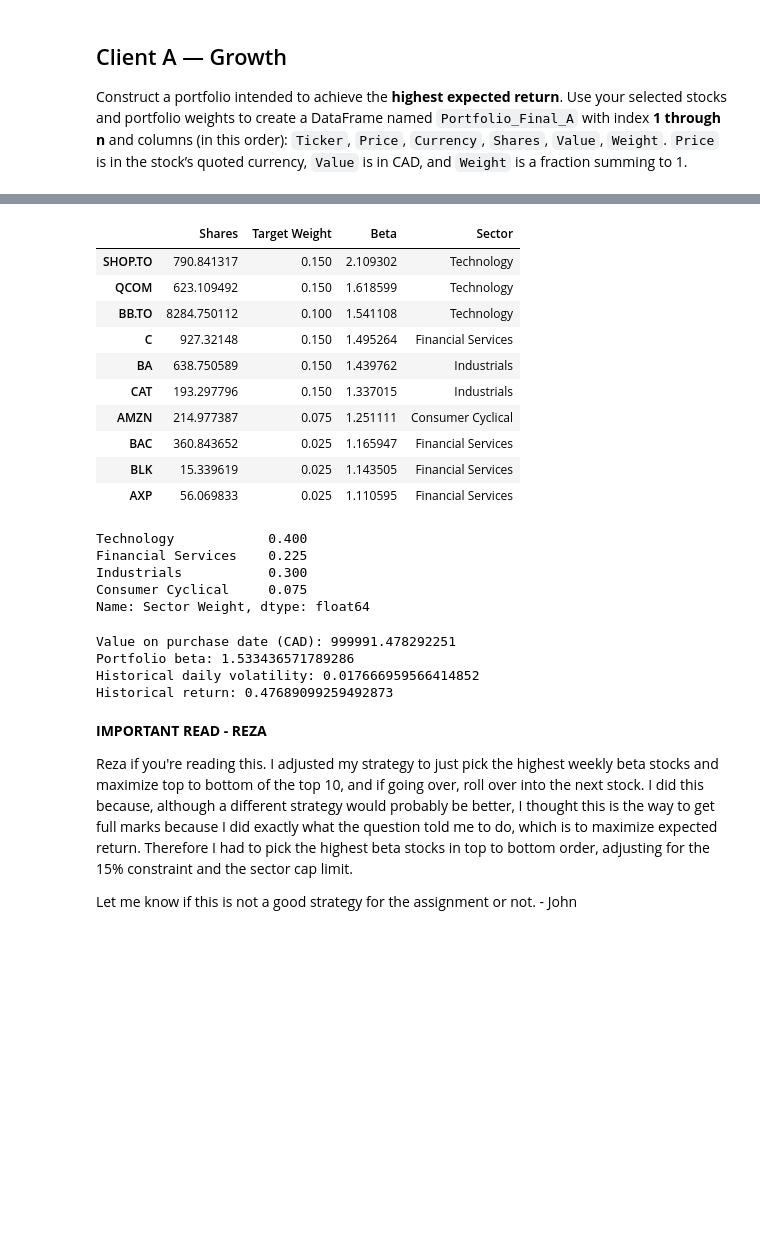
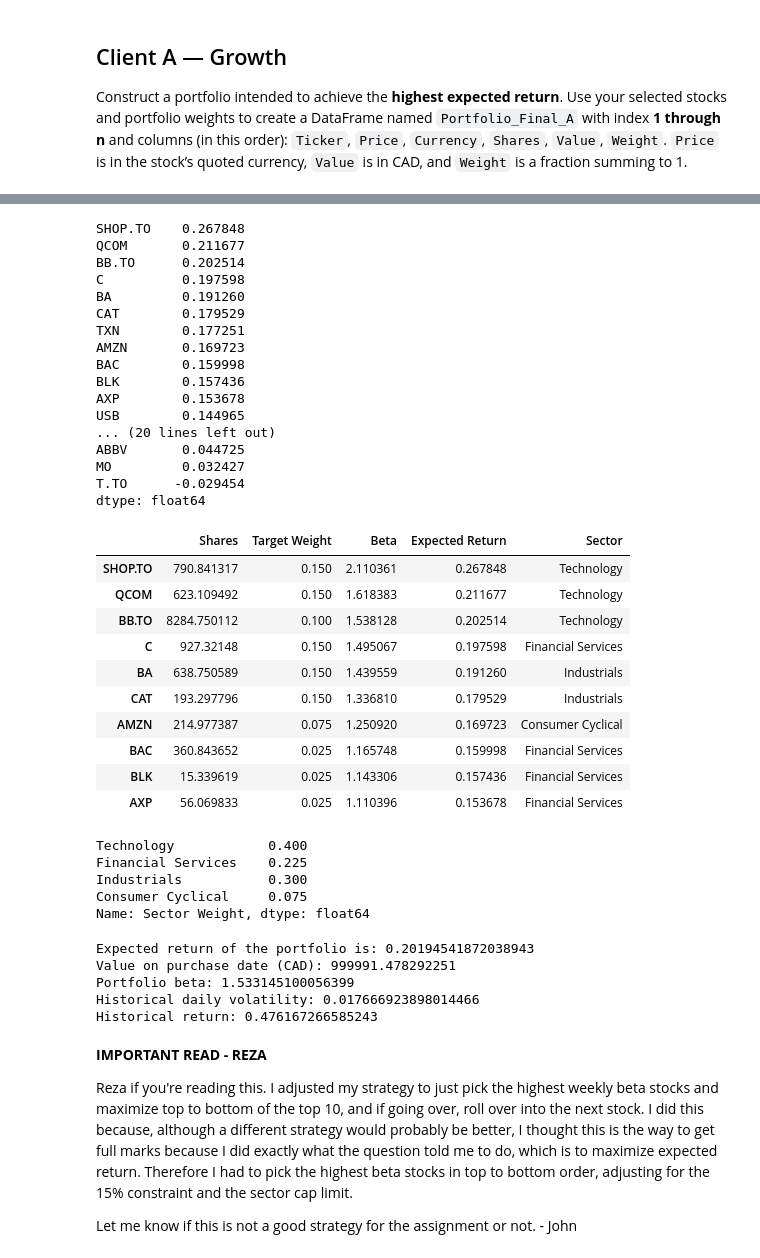
Before and after one commit to john-mandalas-uwaterloo/portfolio-model, a Jupyter notebook: Team_XX_Assignment_2026.ipynb, the cells around one changed output, grey strips where cells are left out. Cells and saved outputs as stored; diff of their text form; code cells hidden in the pictures; blank space fills up the shorter version.

Commit message:
Added CAPM calculations (expected return)

```diff
--- a/Team_XX_Assignment_2026.ipynb
+++ b/Team_XX_Assignment_2026.ipynb
@@ -76,6 +76,9 @@ purchase_date = "2026-11-25"
 
 fee_cap_per_stock = 2.15
 fee_per_share = 0.001
+
+# Bank of Canada 3-month Treasury Bill Rate (as of 2025-11-25)
+risk_free_rate = 0.0269
 # %%
 # Gets all the list of tickers from the csv file and returns them as a pandas dataframe
 # Parameters: file_name (str) - the name of the csv file containing the tickers
@@ -373,8 +376,9 @@ market = market * exchange_rates
 # Weekly market returns
 market_weekly = market.resample("W-FRI").last() #Makes the market data weekly instead of daily because of weekly competition
 market_returns = market_weekly.pct_change().dropna()
+expected_market_returns= market_returns.mean() * 52 #Annualized expected return of the market
 
-#Beta of each stock (Put this into the above code section for part b calculations)
+#Beta of each stock
 betas = {}
 for ticker in normalized_tickers["Ticker"]:
     stock_weekly = cad_prices[ticker + "_Close"].resample("W-FRI").last()
@@ -389,6 +393,11 @@ betas = betas.dropna()
 betas = betas.sort_values(ascending=False)
 display(betas)
 
+# Use CAPM to calculate expected returns for each stock, and then sort from highest expected return to lowest
+expected_returns = risk_free_rate + betas * (expected_market_returns - risk_free_rate)
+expected_returns = expected_returns.sort_values(ascending=False)
+display(expected_returns)
+
 # Top 6 get 15%, last 4 split the remaining 10%
 weight_plan = [0.15, 0.15, 0.15, 0.15, 0.15, 0.15, 0.025, 0.025, 0.025, 0.025]
 
@@ -399,7 +408,7 @@ a_weights = {}
 sector_weights = {}
 carry = 0
 
-for ticker in betas.index:
+for ticker in expected_returns.index:
     sector = sectors[ticker]
     current = sector_weights.get(sector, 0)
     room = round(max_weight - current, 6)
@@ -427,6 +436,7 @@ for ticker in a_tickers:
 # Show portfolio a
 portfolio_a["Target Weight"] = pd.Series(a_weights)
 portfolio_a["Beta"] = betas[a_tickers]
+portfolio_a["Expected Return"] = expected_returns[a_tickers]
 portfolio_a["Sector"] = sectors[a_tickers]
 display(portfolio_a)
 display(pd.Series(sector_weights, name="Sector Weight"))
@@ -435,6 +445,9 @@ beta_max = 0
 for ticker in a_tickers:
     beta_max += a_weights[ticker] * betas[ticker]
 
+portfolio_expected_return = risk_free_rate + beta_max * (expected_market_returns - risk_free_rate)
+print("Expected return of the portfolio is: " + str(portfolio_expected_return))
+
 returns_max = calculate_daily_returns(calculate_portfolio_value(cad_prices, portfolio_a))
 
 print("Value on purchase date (CAD): " + str(portfolio_value(portfolio_a, purchase_date)))
@@ -461,24 +474,42 @@ T.TO      -0.496711
 dtype: float64
+SHOP.TO    0.267848
+QCOM       0.211677
+BB.TO      0.202514
+C          0.197598
+BA         0.191260
+CAT        0.179529
+TXN        0.177251
+AMZN       0.169723
+BAC        0.159998
+BLK        0.157436
+AXP        0.153678
+USB        0.144965
+... (20 lines left out)
+ABBV       0.044725
+MO         0.032427
+T.TO      -0.029454
+dtype: float64
-|  | Shares | Target Weight | Beta | Sector |
-| SHOP.TO | 790.841317 | 0.150 | 2.109302 | Technology |
-| QCOM | 623.109492 | 0.150 | 1.618599 | Technology |
-| BB.TO | 8284.750112 | 0.100 | 1.541108 | Technology |
-| C | 927.32148 | 0.150 | 1.495264 | Financial Services |
-| BA | 638.750589 | 0.150 | 1.439762 | Industrials |
-| CAT | 193.297796 | 0.150 | 1.337015 | Industrials |
-| AMZN | 214.977387 | 0.075 | 1.251111 | Consumer Cyclical |
-| BAC | 360.843652 | 0.025 | 1.165947 | Financial Services |
-| BLK | 15.339619 | 0.025 | 1.143505 | Financial Services |
-| AXP | 56.069833 | 0.025 | 1.110595 | Financial Services |
+|  | Shares | Target Weight | Beta | Expected Return | Sector |
+| SHOP.TO | 790.841317 | 0.150 | 2.110361 | 0.267848 | Technology |
+| QCOM | 623.109492 | 0.150 | 1.618383 | 0.211677 | Technology |
+| BB.TO | 8284.750112 | 0.100 | 1.538128 | 0.202514 | Technology |
+| C | 927.32148 | 0.150 | 1.495067 | 0.197598 | Financial Services |
+| BA | 638.750589 | 0.150 | 1.439559 | 0.191260 | Industrials |
+| CAT | 193.297796 | 0.150 | 1.336810 | 0.179529 | Industrials |
+| AMZN | 214.977387 | 0.075 | 1.250920 | 0.169723 | Consumer Cyclical |
+| BAC | 360.843652 | 0.025 | 1.165748 | 0.159998 | Financial Services |
+| BLK | 15.339619 | 0.025 | 1.143306 | 0.157436 | Financial Services |
+| AXP | 56.069833 | 0.025 | 1.110396 | 0.153678 | Financial Services |
-Technology            0.400
-Financial Services    0.225
-Industrials           0.300
-Consumer Cyclical     0.075
-Name: Sector Weight, dtype: float64
-Value on purchase date (CAD): 999991.478292251
-Portfolio beta: 1.533436571789286
-Historical daily volatility: 0.017666959566414852
-Historical return: 0.47689099259492873
+Technology            0.400
+Financial Services    0.225
+Industrials           0.300
+Consumer Cyclical     0.075
+Name: Sector Weight, dtype: float64
+Expected return of the portfolio is: 0.20194541872038943
+Value on purchase date (CAD): 999991.478292251
+Portfolio beta: 1.533145100056399
+Historical daily volatility: 0.017666923898014466
+Historical return: 0.476167266585243
 # %% [markdown]
 **IMPORTANT READ - REZA**
 
```
Also changed, not shown: parts of 1 cell of this notebook, 1 other file.
